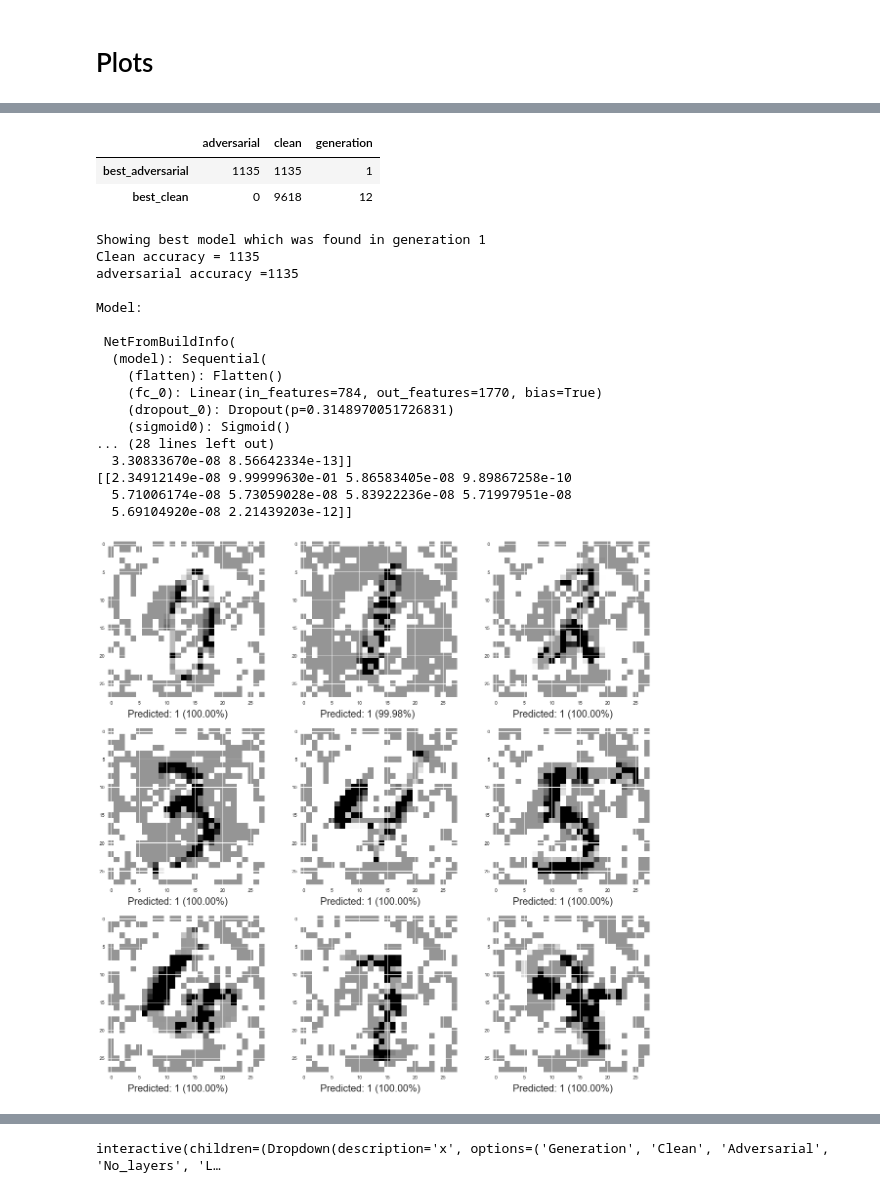
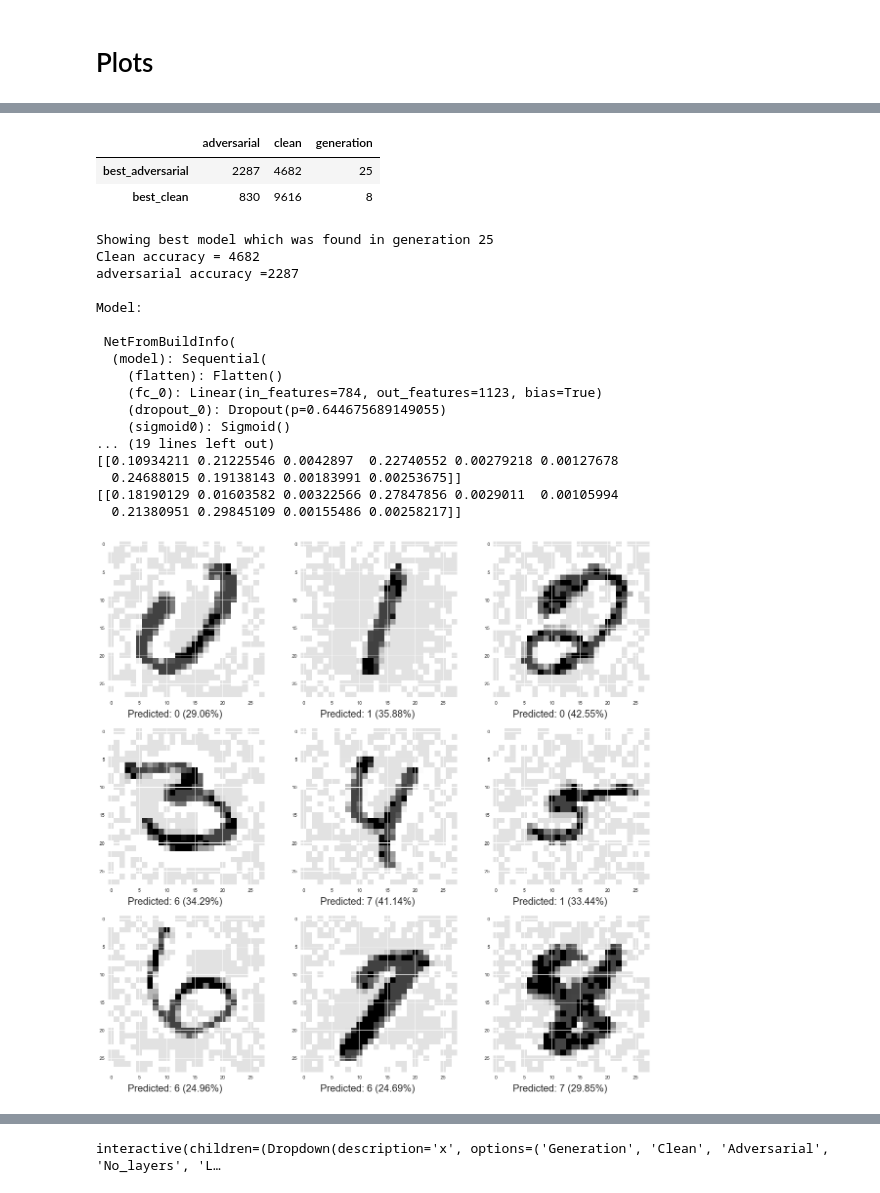
Before and after one commit to James-Brooke/Study, a Jupyter notebook: PyTorch/NeuroEvolution2.ipynb, the cells around one changed output, grey strips where cells are left out. Saved outputs shown, nothing was run; the diff lists cells and outputs as text; code cells hidden in the pictures.

Commit message:
Plot changes

```diff
--- a/PyTorch/NeuroEvolution2.ipynb
+++ b/PyTorch/NeuroEvolution2.ipynb
@@ -1,5 +1,5 @@
 # %%
-RUN = 7
+RUN = 8
 # %%
 from IPython.display import HTML
 HTML('''<script>
@@ -59,16 +60,16 @@ test_loader = torch.utils.data.DataLoader(MNIST_test,
                             pin_memory=True)
 # %%
 NET_SPACE = {
-    'nb_layers': {'lb': 1, 'ub': 3, 'mutate': 0.15},
-    'lr': {'lb': 0.001, 'ub':0.1, 'mutate': 0.15},
-    'weight_decay': {'lb': 0.00001, 'ub': 0.0004, 'mutate':0.15},
-    'optimizer': {'func': ['sgd', 'adam', 'adadelta','rmsprop'], 'mutate': 0.15}
+    'nb_layers': {'lb': 1, 'ub': 3, 'mutate': 0.20},
+    'lr': {'lb': 0.001, 'ub':0.3, 'mutate': 0.20},
+    'weight_decay': {'lb': 0.00001, 'ub': 0.0004, 'mutate':0.20},
+    'optimizer': {'func': ['sgd', 'adam', 'adadelta','rmsprop'], 'mutate': 0.20}
 }
 # %%
 LAYER_SPACE = {
-    'nb_units':{'lb': 128, 'ub':2048, 'mutate': 0.15},
-    'dropout_rate': {'lb': 0.0, 'ub': 0.7, 'mutate': 0.15},
-    'activation': {'func': ['linear','tanh','relu','sigmoid','elu'], 'mutate':0.15}
+    'nb_units':{'lb': 128, 'ub':2048, 'mutate': 0.20},
+    'dropout_rate': {'lb': 0.0, 'ub': 0.7, 'mutate': 0.20},
+    'activation': {'func': ['linear','tanh','relu','sigmoid','elu'], 'mutate':0.20}
 }
 # %%
 atk_func = atk()
@@ -79,7 +80,7 @@ testing = dw.TournamentOptimizer(30, LAYER_SPACE, NET_SPACE, dw.randomize_networ
                            dw.mutate_net, dw.NetFromBuildInfo, dw.train, dw.test,
                           train_loader, test_loader, atk_func.fgsm, telegram_credentials, RUN=RUN)
 # %%
-testing.step(generations=50, epochs=4, save=True, phone=True)
+testing.step(generations=50, epochs=2, save=True, phone=False)
 # %% [output]
 [interactive output not drawn]
 [interactive output not drawn]
@@ -141,29 +237,29 @@ dw.avgplotter(testing)
 dw.best_printer(testing, RUN)
 # %% [output]
 |  | adversarial | clean | generation |
-| best_adversarial | 1135 | 1135 | 1 |
-| best_clean | 0 | 9618 | 12 |
+| best_adversarial | 2287 | 4682 | 25 |
+| best_clean | 830 | 9616 | 8 |
 # %%
-dw.multi_plot(testing, test_loader, RUN, adv_func=atk_func.fgsm, adversarial=True, eps=0.5)
+dw.multi_plot(testing, test_loader, RUN, adv_func=atk_func.fgsm, adversarial=True, eps=0.2)
 # %% [output]
-Showing best model which was found in generation 1
-Clean accuracy = 1135
-adversarial accuracy =1135
+Showing best model which was found in generation 25
+Clean accuracy = 4682
+adversarial accuracy =2287
 
 Model:
 
  NetFromBuildInfo(
   (model): Sequential(
     (flatten): Flatten()
-    (fc_0): Linear(in_features=784, out_features=1770, bias=True)
-    (dropout_0): Dropout(p=0.3148970051726831)
+    (fc_0): Linear(in_features=784, out_features=1123, bias=True)
+    (dropout_0): Dropout(p=0.644675689149055)
     (sigmoid0): Sigmoid()
-... (28 lines left out)
-  3.30833670e-08 8.56642334e-13]]
-[[2.34912149e-08 9.99999630e-01 5.86583405e-08 9.89867258e-10
-  5.71006174e-08 5.73059028e-08 5.83922236e-08 5.71997951e-08
-  5.69104920e-08 2.21439203e-12]]
+... (19 lines left out)
+[[0.10934211 0.21225546 0.0042897  0.22740552 0.00279218 0.00127678
+  0.24688015 0.19138143 0.00183991 0.00253675]]
+[[0.18190129 0.01603582 0.00322566 0.27847856 0.0029011  0.00105994
+  0.21380951 0.29845109 0.00155486 0.00258217]]
-[figure, old version]
+[figure, new version]
 # %%
 dw.multi_plot(testing, test_loader, RUN, adversarial=False)
 # %% [output]
```
Also changed, not shown: parts of 21 cells of this notebook.
